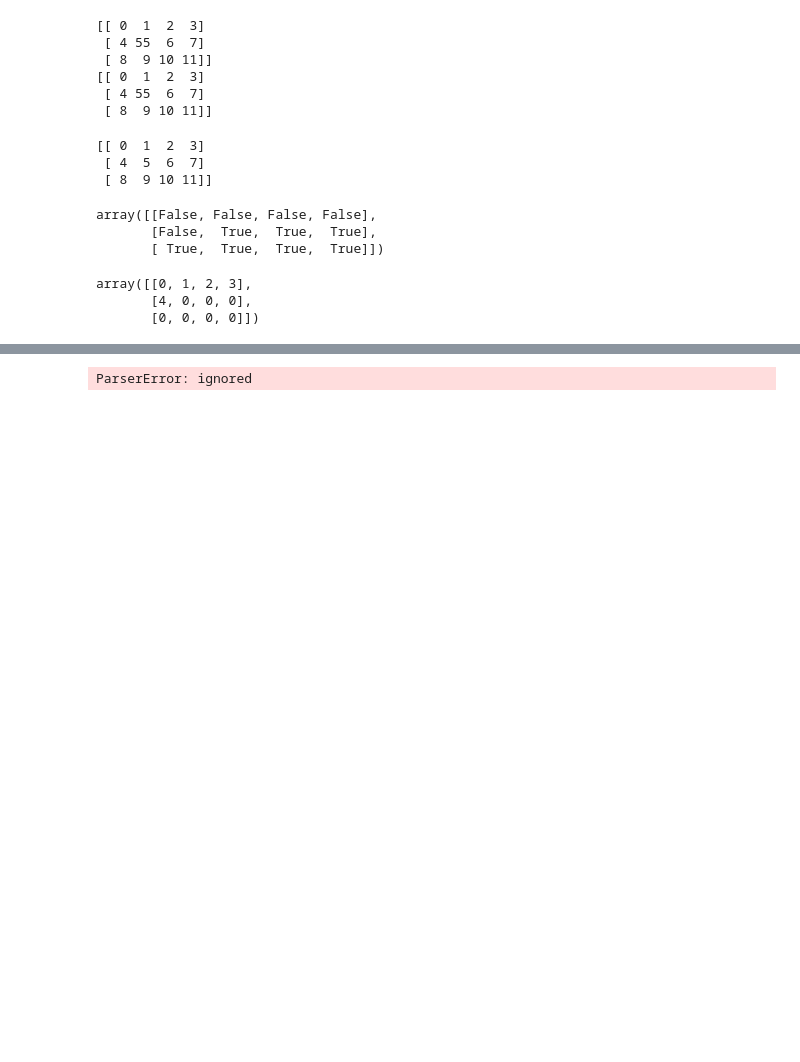
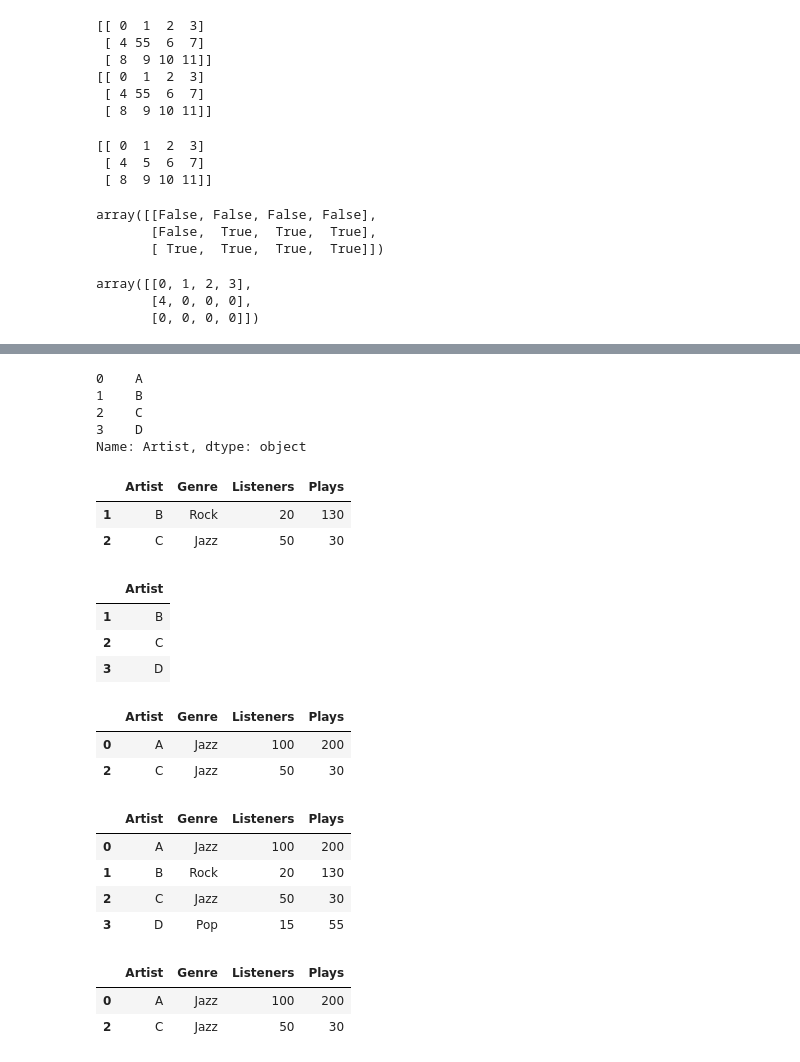
Before and after one commit to aruntakhur/NWP, a Jupyter notebook: NWP_2021.ipynb, the cells around one changed output, grey strips where cells are left out. Saved outputs shown, nothing was run; the diff lists cells and outputs as text; code cells hidden in the pictures; blank space fills up the shorter version.

```diff
--- a/NWP_2021.ipynb
+++ b/NWP_2021.ipynb
@@ -327,5 +338,44 @@ import pandas as pd
+# %%
+df['Artist'] #We can select any column using its label:
+# %% [output]
+0    A
+1    B
+2    C
+3    D
+Name: Artist, dtype: object
+# %%
+df[1:3]  #We can select one or multiple rows using their numbers
+# %% [output]
+|  | Artist | Genre | Listeners | Plays |
+| 1 | B | Rock | 20 | 130 |
+| 2 | C | Jazz | 50 | 30 |
+# %%
+df.loc[1:3,['Artist']]  # We can select any slice of the table using a both column label and row numbers using loc
+# %% [output]
+|  | Artist |
+| 1 | B |
+| 2 | C |
+| 3 | D |
+# %%
+df[df['Genre']=='Jazz']
+# %% [output]
+|  | Artist | Genre | Listeners | Plays |
+| 0 | A | Jazz | 100 | 200 |
+| 2 | C | Jazz | 50 | 30 |
+# %%
+df
+# %% [output]
+|  | Artist | Genre | Listeners | Plays |
+| 0 | A | Jazz | 100 | 200 |
+| 1 | B | Rock | 20 | 130 |
+| 2 | C | Jazz | 50 | 30 |
+| 3 | D | Pop | 15 | 55 |
+# %%
+df[df['Listeners']>=50]
+# %% [output]
+|  | Artist | Genre | Listeners | Plays |
+| 0 | A | Jazz | 100 | 200 |
+| 2 | C | Jazz | 50 | 30 |
 # %%
-url = 'https://github.com/aruntakhur/NWP/blob/main/music.csv'
-pd.read_csv(url)
+url = 'https://raw.githubusercontent.com/aruntakhur/NWP/main/music.csv'
+df=pd.read_csv(url, sep=',')
-# %% [output]
-ParserError: ignored
```
Also changed, not shown: parts of 50 cells of this notebook.
